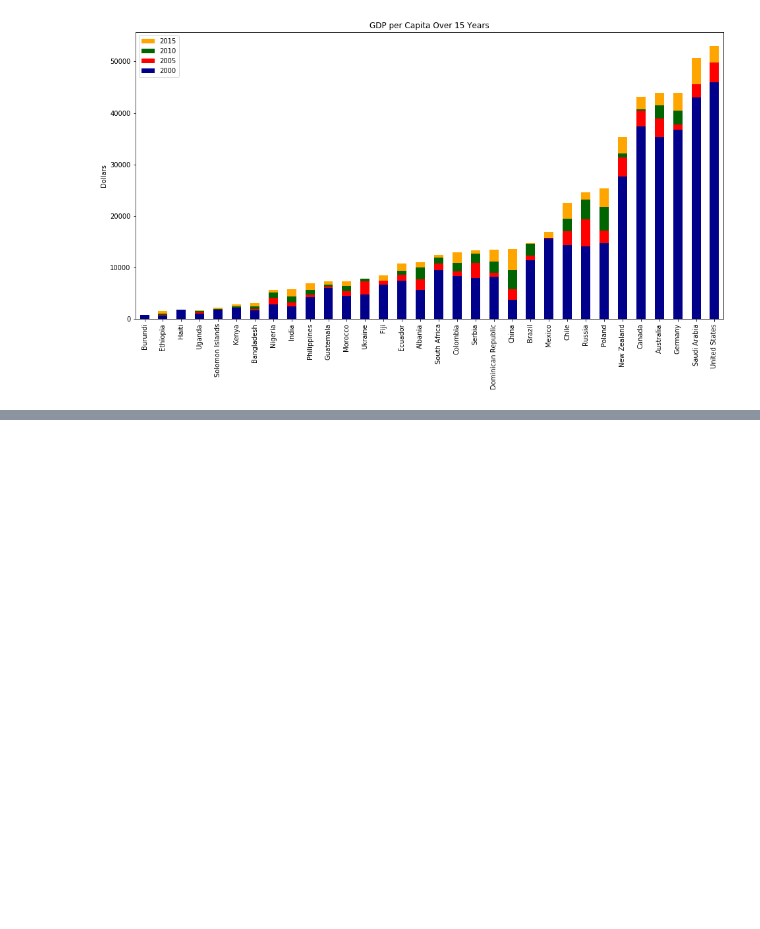
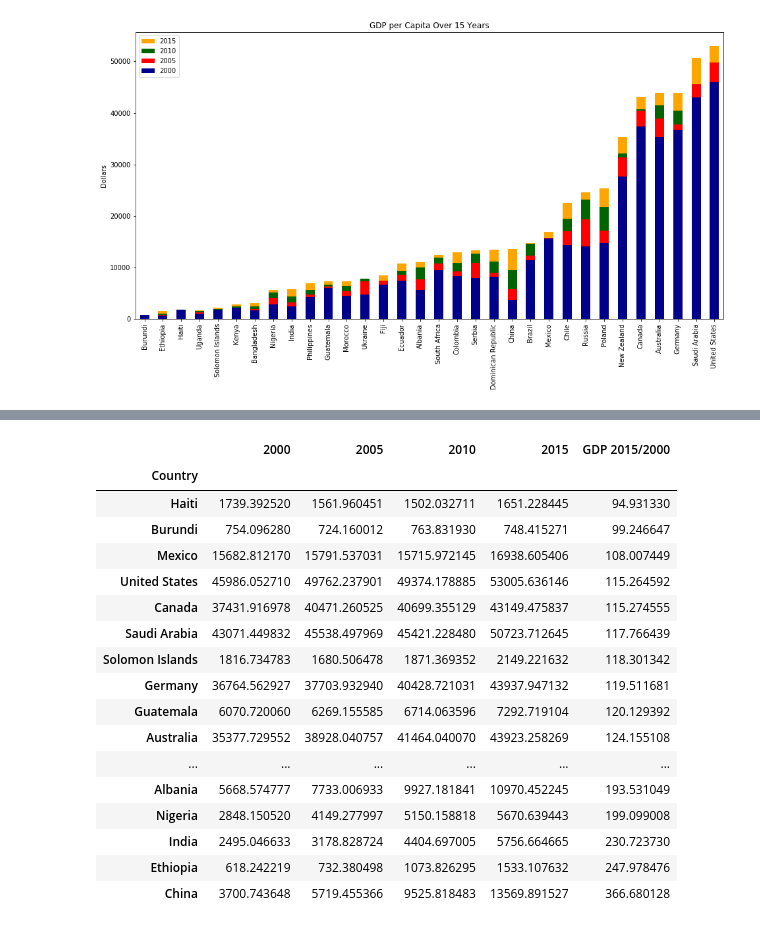
Before and after one commit to nairbdev2/Child_Mortality_Analysis_2000_2015, a Jupyter notebook: pnyb_files/CS418_ds_finalproject_GDP_Plot.ipynb, the cells around one changed output, grey strips where cells are left out. Cells and saved outputs as stored; diff of their text form; code cells hidden in the pictures; blank space fills up the shorter version.

```diff
--- a/pnyb_files/CS418_ds_finalproject_GDP_Plot.ipynb
+++ b/pnyb_files/CS418_ds_finalproject_GDP_Plot.ipynb
@@ -71,0 +96,22 @@ Text(0, 0.5, 'Dollars')
+# %%
+df4['GDP 2015/2000'] = df4['2015']/df4['2000'] * 100
+df4
+# %% [output]
+|  | 2000 | 2005 | 2010 | 2015 | GDP 2015/2000 |
+| Country |  |  |  |  |  |
+| Haiti | 1739.392520 | 1561.960451 | 1502.032711 | 1651.228445 | 94.931330 |
+| Burundi | 754.096280 | 724.160012 | 763.831930 | 748.415271 | 99.246647 |
+| Mexico | 15682.812170 | 15791.537031 | 15715.972145 | 16938.605406 | 108.007449 |
+| United States | 45986.052710 | 49762.237901 | 49374.178885 | 53005.636146 | 115.264592 |
+| Canada | 37431.916978 | 40471.260525 | 40699.355129 | 43149.475837 | 115.274555 |
+| Saudi Arabia | 43071.449832 | 45538.497969 | 45421.228480 | 50723.712645 | 117.766439 |
+| Solomon Islands | 1816.734783 | 1680.506478 | 1871.369352 | 2149.221632 | 118.301342 |
+| Germany | 36764.562927 | 37703.932940 | 40428.721031 | 43937.947132 | 119.511681 |
+| Guatemala | 6070.720060 | 6269.155585 | 6714.063596 | 7292.719104 | 120.129392 |
+| Australia | 35377.729552 | 38928.040757 | 41464.040070 | 43923.258269 | 124.155108 |
+| ... | ... | ... | ... | ... | ... |
+| Albania | 5668.574777 | 7733.006933 | 9927.181841 | 10970.452245 | 193.531049 |
+| Nigeria | 2848.150520 | 4149.277997 | 5150.158818 | 5670.639443 | 199.099008 |
+| India | 2495.046633 | 3178.828724 | 4404.697005 | 5756.664665 | 230.723730 |
+| Ethiopia | 618.242219 | 732.380498 | 1073.826295 | 1533.107632 | 247.978476 |
+| China | 3700.743648 | 5719.455366 | 9525.818483 | 13569.891527 | 366.680128 |
```
Also changed, not shown: parts of 2 cells of this notebook.
